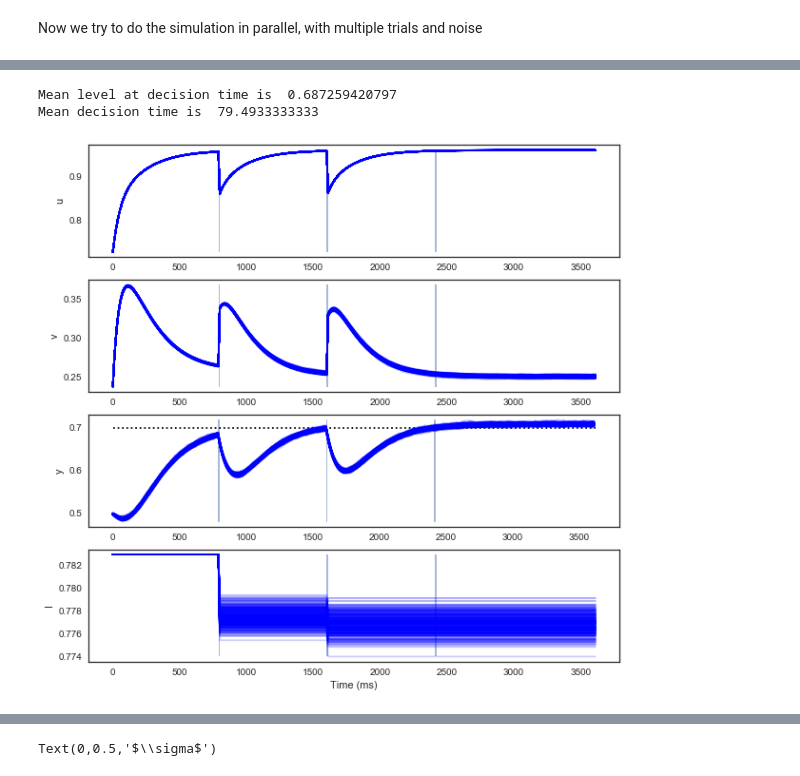
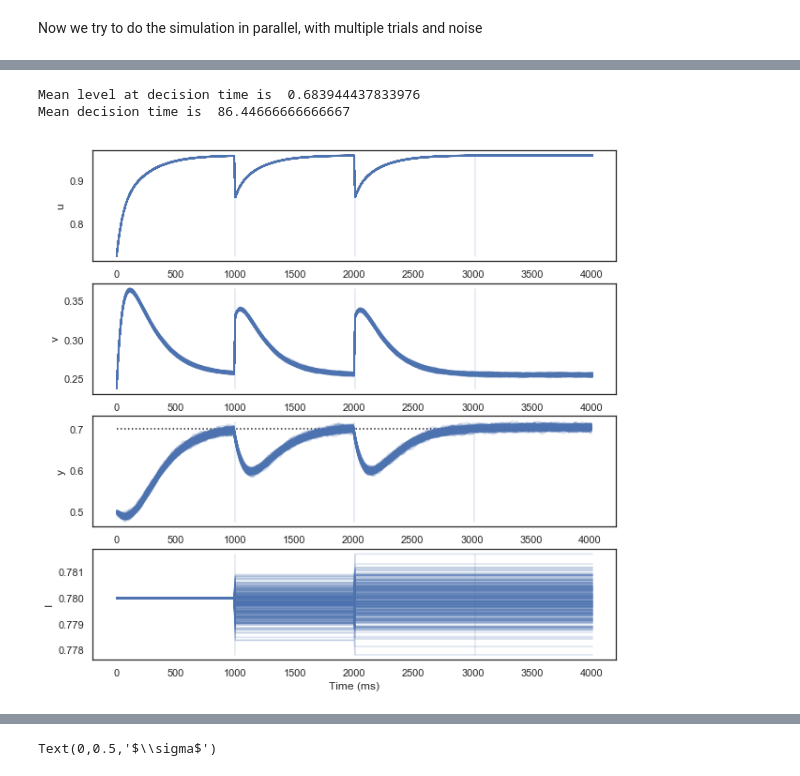
Before and after one commit to jazlab/SE_NL_MJ_2020, a Jupyter notebook: integrator_feedback_circuit.ipynb, the cells around one changed output, grey strips where cells are left out. Cells and saved outputs as stored; diff of their text form; code cells hidden in the pictures.

```diff
--- a/integrator_feedback_circuit.ipynb
+++ b/integrator_feedback_circuit.ipynb
@@ -420,7 +421,7 @@ def start_simulation_parallel(state_init, params, niter):
 
     for i in range(niter):
         # I update here:
-        I += (sig * K * (y - y0)) / 100 * dt
+        I += (sig * K * (y - y0)) / tau * dt
 
 
         # u-v and y update
@@ -431,7 +432,7 @@ def start_simulation_parallel(state_init, params, niter):
             u += (-u + thresh_exp(Wut * I - Wuv * v - 50 + np.random.randn(ntrials) * sigma)) / tau * dt
             v += (-v + thresh_exp(Wvt * I - Wvu * u + 50 + np.random.randn(ntrials) * sigma)) / tau * dt
 
-        y += (-y + u - v + np.random.randn(ntrials) * sigma) / 100 * dt
+        y += (-y + u - v + np.random.randn(ntrials) * sigma) / tau * dt
 
         v_lst.append(v.copy())
         u_lst.append(u.copy())
@@ -605,39 +611,45 @@ def simulate_trial(ntrials=1000, duration=600, nstages=10, sigma=0, K=3.0, initI
 
         state_init = [Ilst[-1], ulst[-1], vlst[-1], ylst[-1], (state_init[4] + 1.0)%2]
         # For the last run, produce the behavior when the threshold is reached
         ulst2, vlst2, ylst2, Ilst2, siglst2 = start_simulation_parallel(state_init, PARAMS_DICT, 200)
 
         ulst += ulst2
         vlst += vlst2
         ylst += ylst2
         Ilst += Ilst2
 
         siglst2[nbin] = 1
         siglst += siglst2
     else:
         siglst[nbin] = 1
         ylst2 = ylst
 
     return ulst, vlst, ylst, Ilst, siglst, ylst2
 
+sigma = 0.018
+K = 1.1
+I = 0.78
+
 #ulst, vlst, ylst, Ilst, siglst, ylst2 = simulate_trial(nstages=3, sigma=sigma, K=K, initI=0.766)
 np.random.seed(2018)
-ulst, vlst, ylst, Ilst, siglst, ylst2 = simulate_trial(ntrials=300, nstages=3, duration=800, sigma=0.01, K=3.3, initI=0.783)
+ulst, vlst, ylst, Ilst, siglst, ylst2 = simulate_trial(ntrials=300, nstages=3, duration=1000, sigma=sigma,
+                                                       K=K, initI=I)
 plot_simulation_parallel(ulst, vlst, ylst, Ilst, siglst, PARAMS_DICT)
 
 Ylst2 = np.array(ylst2)
 times = get_times_lst_from_y(np.array(Ylst2), 0.7)
 times = times[(times > 0) & (times != np.inf)]
 print('Mean level at decision time is ', np.mean(Ylst2[60,:]))
 print('Mean decision time is ', np.mean(times))
 
 # Save the parameters in a .mat file
-scipy.io.savemat('PlotTools/uv_simulation_data101518.mat', {'ulst': ulst, 'vlst': vlst, 'ylst': ylst,
-                                                  'Ilst': Ilst, 'siglst': siglst, 'PARAMS': PARAMS_DICT})
+#scipy.io.savemat('PlotTools/uv_simulation_data012619_K3_164_I0_7825_s0_0136_1000ms.mat', {'ulst': ulst, 'vlst': vlst, 'ylst': ylst,
+#                                                  'Ilst': Ilst, 'siglst': siglst, 'PARAMS': PARAMS_DICT,
+#                                                   'sigma': sigma, 'K': K, 'I': I})
 # %% [output]
-Mean level at decision time is  0.687259420797
-Mean decision time is  79.4933333333
+Mean level at decision time is  0.683944437833976
+Mean decision time is  86.44666666666667
-[figure, old version]
+[figure, new version]
 # %%
 # initI = 0.766 for correct time in 600 ms
 # %%
```
Also changed, not shown: parts of 22 cells of this notebook.
